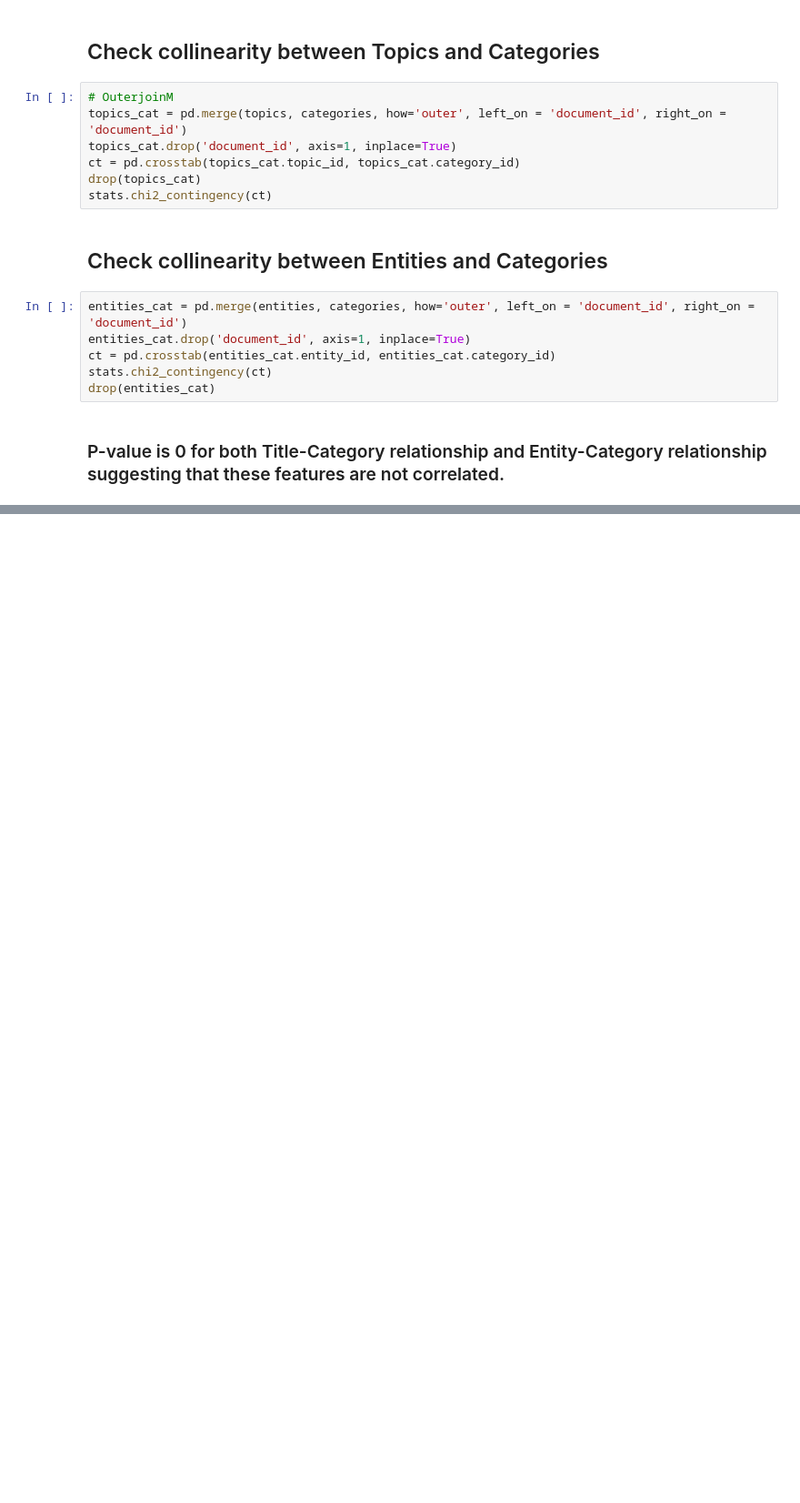
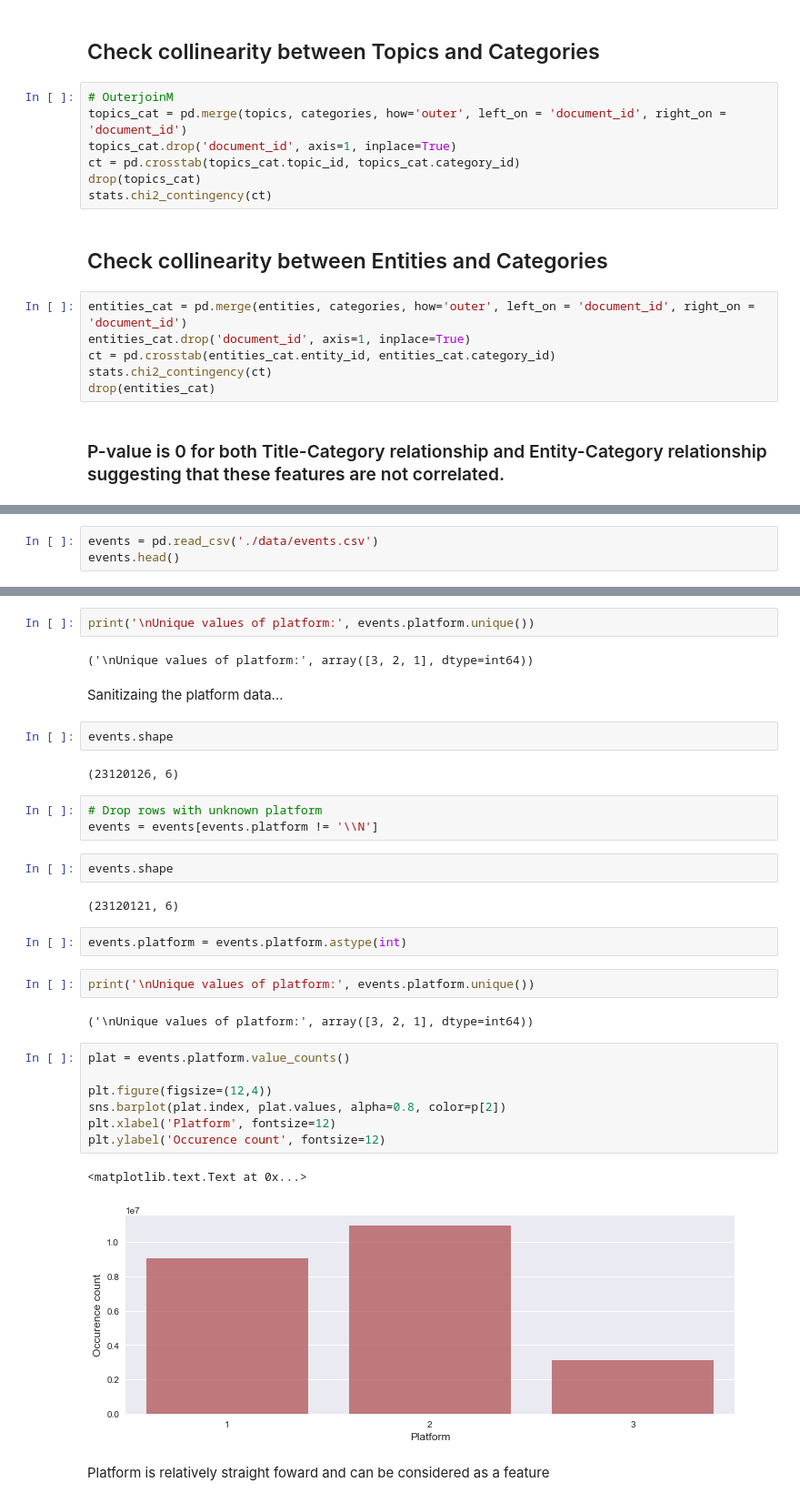
Before and after one commit to vishalchangrani/outbrain, a Jupyter notebook: FeatureAnalysis.ipynb, the cells around one changed output, grey strips where cells are left out. Shown at 91% size. Cells and saved outputs as stored; diff of their text form; blank space fills up the shorter version.

```diff
--- a/FeatureAnalysis.ipynb
+++ b/FeatureAnalysis.ipynb
@@ -251,0 +254,3 @@ drop(entities_cat)
+# %%
+events = pd.read_csv('./data/events.csv')
+events.head()
@@ -251,0 +264,35 @@ drop(entities_cat)
+# %%
+print('\nUnique values of platform:', events.platform.unique())
+# %% [output]
+('\nUnique values of platform:', array([3, 2, 1], dtype=int64))
+# %% [markdown]
+Sanitizaing the platform data...
+# %%
+events.shape
+# %% [output]
+(23120126, 6)
+# %%
+# Drop rows with unknown platform
+events = events[events.platform != '\\N']
+# %%
+events.shape
+# %% [output]
+(23120121, 6)
+# %%
+events.platform = events.platform.astype(int)
+# %%
+print('\nUnique values of platform:', events.platform.unique())
+# %% [output]
+('\nUnique values of platform:', array([3, 2, 1], dtype=int64))
+# %%
+plat = events.platform.value_counts()
+
+plt.figure(figsize=(12,4))
+sns.barplot(plat.index, plat.values, alpha=0.8, color=p[2])
+plt.xlabel('Platform', fontsize=12)
+plt.ylabel('Occurence count', fontsize=12)
+# %% [output]
+<matplotlib.text.Text at 0x...>
+[figure, added]
+# %% [markdown]
+Platform is relatively straight foward and can be considered as a feature
```
Also changed, not shown: parts of 9 cells of this notebook, 2 other files.
